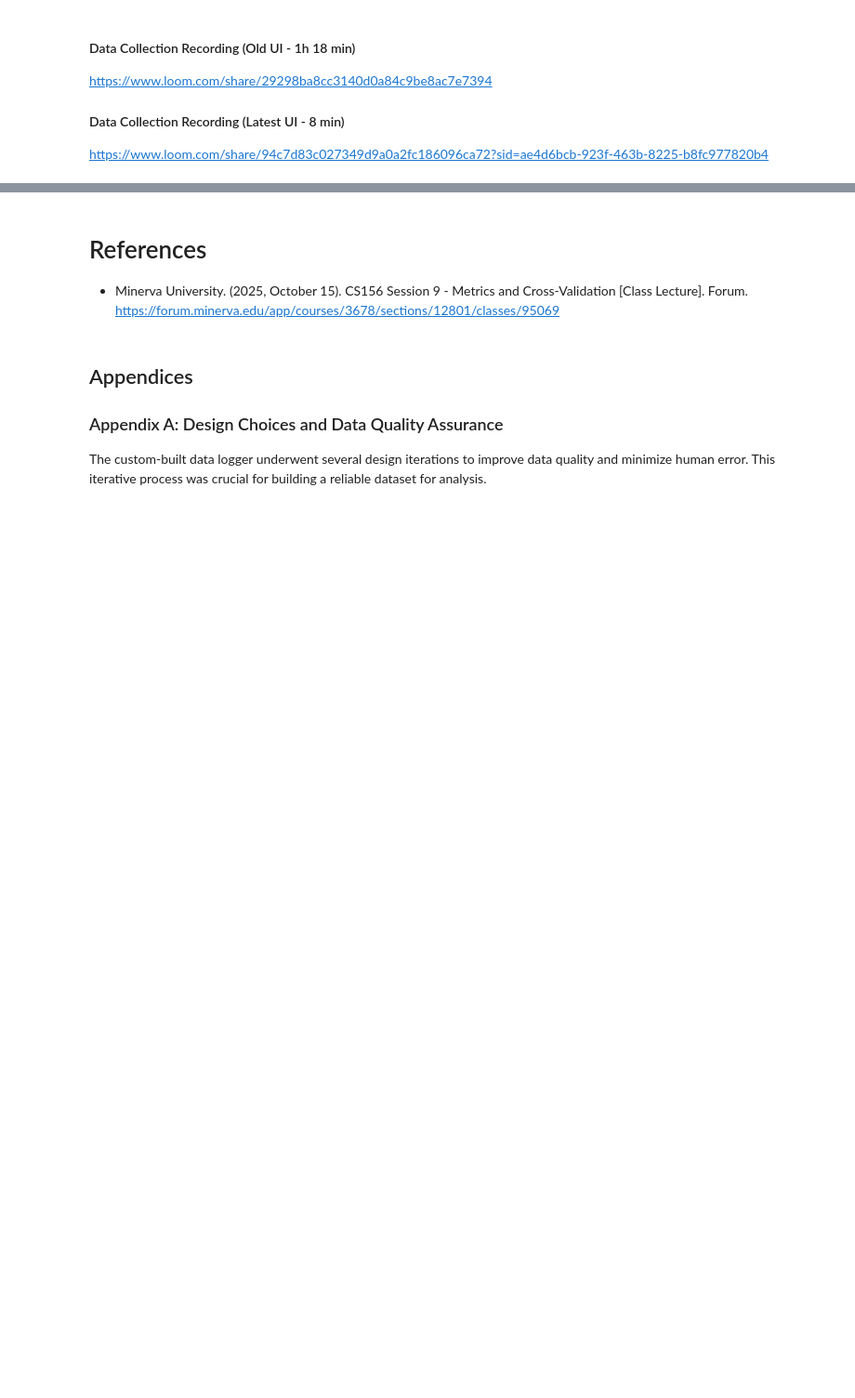
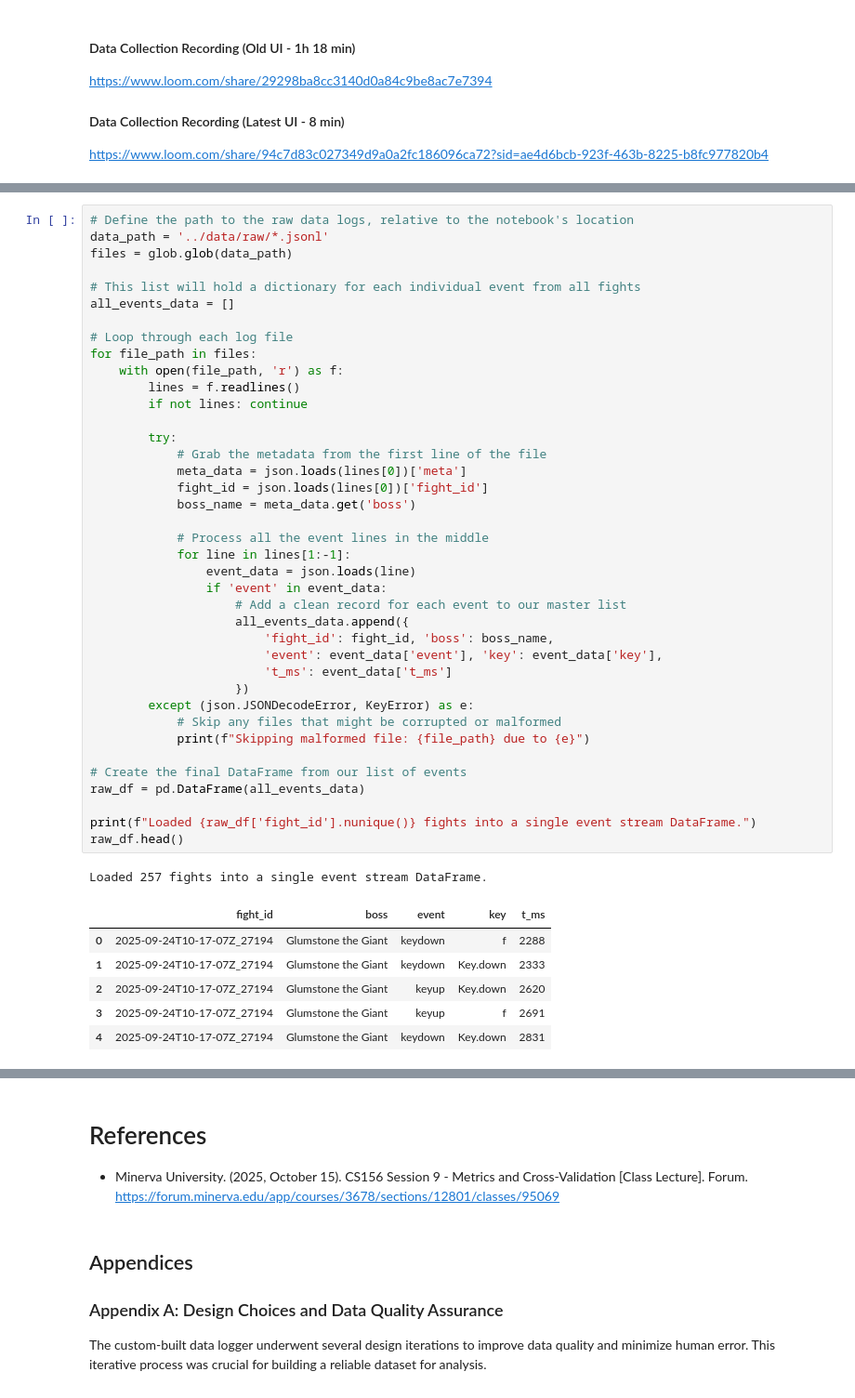
Before and after one commit to ddanakim0304/CS156-Assignment-1, a Jupyter notebook: Assignment/assignment1.ipynb, the cells around one changed output, grey strips where cells are left out. Shown at 93% size. Saved outputs shown, nothing was run; the diff lists cells and outputs as text; blank space fills up the shorter version.

```diff
--- a/Assignment/assignment1.ipynb
+++ b/Assignment/assignment1.ipynb
@@ -85,0 +68,47 @@ This structured DataFrame is the final, machine-readable dataset that will be us
+# %%
+# Define the path to the raw data logs, relative to the notebook's location
+data_path = '../data/raw/*.jsonl'
+files = glob.glob(data_path)
+
+# This list will hold a dictionary for each individual event from all fights
+all_events_data = []
+
+# Loop through each log file
+for file_path in files:
+    with open(file_path, 'r') as f:
+        lines = f.readlines()
+        if not lines: continue
+
+        try:
+            # Grab the metadata from the first line of the file
+            meta_data = json.loads(lines[0])['meta']
+            fight_id = json.loads(lines[0])['fight_id']
+            boss_name = meta_data.get('boss')
+
+            # Process all the event lines in the middle
+            for line in lines[1:-1]:
+                event_data = json.loads(line)
+                if 'event' in event_data:
+                    # Add a clean record for each event to our master list
+                    all_events_data.append({
+                        'fight_id': fight_id, 'boss': boss_name,
+                        'event': event_data['event'], 'key': event_data['key'],
+                        't_ms': event_data['t_ms']
+                    })
+        except (json.JSONDecodeError, KeyError) as e:
+            # Skip any files that might be corrupted or malformed
+            print(f"Skipping malformed file: {file_path} due to {e}")
+
+# Create the final DataFrame from our list of events
+raw_df = pd.DataFrame(all_events_data)
+
+print(f"Loaded {raw_df['fight_id'].nunique()} fights into a single event stream DataFrame.")
+raw_df.head()
+# %% [output]
+Loaded 257 fights into a single event stream DataFrame.
+|  | fight_id | boss | event | key | t_ms |
+| 0 | 2025-09-24T10-17-07Z_27194 | Glumstone the Giant | keydown | f | 2288 |
+| 1 | 2025-09-24T10-17-07Z_27194 | Glumstone the Giant | keydown | Key.down | 2333 |
+| 2 | 2025-09-24T10-17-07Z_27194 | Glumstone the Giant | keyup | Key.down | 2620 |
+| 3 | 2025-09-24T10-17-07Z_27194 | Glumstone the Giant | keyup | f | 2691 |
+| 4 | 2025-09-24T10-17-07Z_27194 | Glumstone the Giant | keydown | Key.down | 2831 |
```
Also changed, not shown: parts of 10 cells of this notebook.
